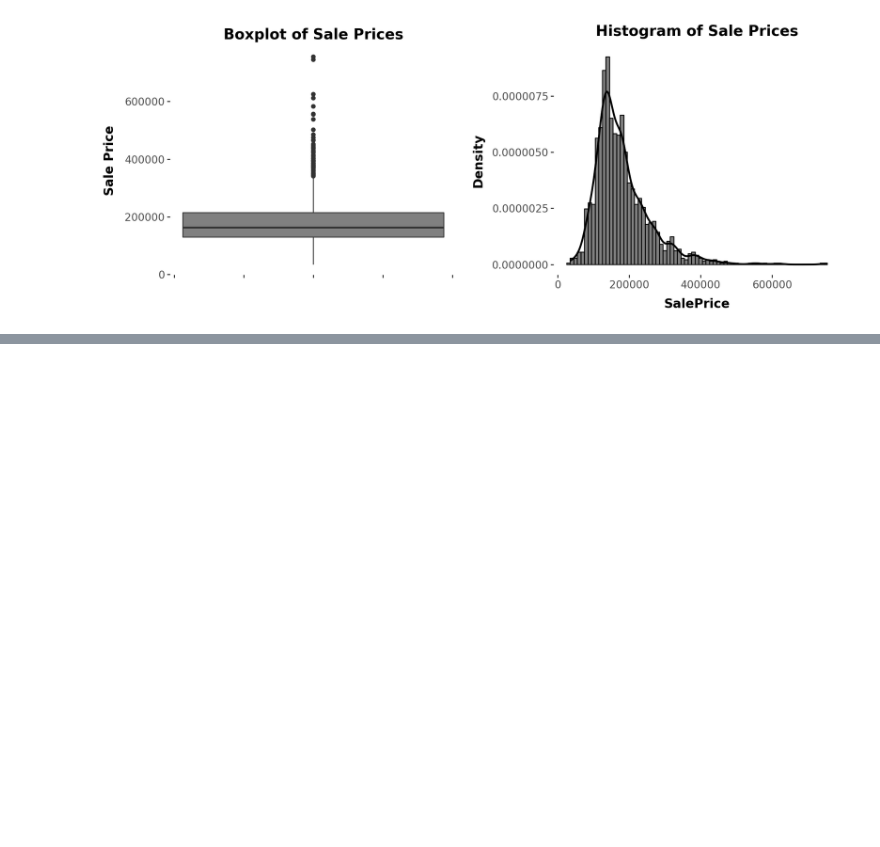
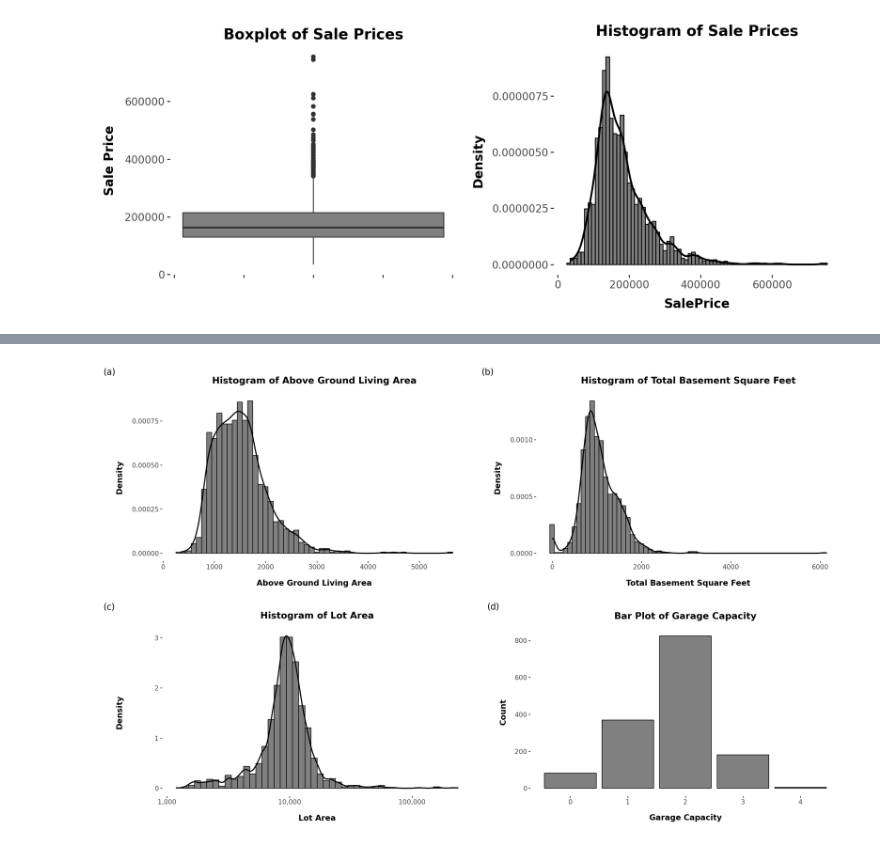
Before and after one commit to tasosrigos-bit/house-prices-advanced-regression-techniques, a Jupyter notebook: Explanatory Data Analysis/univariate_eda.ipynb, the cells around one changed output, grey strips where cells are left out. Saved outputs shown, nothing was run; the diff lists cells and outputs as text; code cells hidden in the pictures; blank space fills up the shorter version.

```diff
--- a/Explanatory Data Analysis/univariate_eda.ipynb
+++ b/Explanatory Data Analysis/univariate_eda.ipynb
@@ -124,0 +144,30 @@ The salePrice of the houses has a mean of approximately 181,000 dollars, a media
+# %%
+from mizani.formatters import comma_format
+
+living_area_hist = ggplot(train_data, aes(x='GrLivArea')) + \
+    geom_histogram(aes(y=after_stat("density")), fill='grey', binwidth=100, color='black') + \
+    geom_density(size = 1) + \
+    report_theme + theme(figure_size=(10, 6)) + \
+    labs(title='Histogram of Above Ground Living Area', x='Above Ground Living Area', y='Density', tag='(a)')
+
+basement_hist = ggplot(train_data, aes(x='TotalBsmtSF')) + \
+    geom_histogram(aes(y=after_stat("density")), fill='grey', color='black', binwidth=100) + \
+    geom_density(size = 1) + \
+    report_theme + theme(figure_size=(10, 6)) + \
+    labs(title='Histogram of Total Basement Square Feet', x='Total Basement Square Feet', y='Density' , tag='(b)')
+
+lotarea_hist = ggplot(train_data, aes(x='LotArea')) + \
+    geom_histogram(aes(y=after_stat("density")), fill='grey', color='black', binwidth=0.05) + \
+    geom_density(size = 1) + \
+    scale_x_log10(labels=comma_format()) + \
+    report_theme + theme(figure_size=(10, 6)) + \
+    labs(title='Histogram of Lot Area', x='Lot Area', y='Density', tag='(c)')
+
+garage_barplot = ggplot(train_data, aes(x='GarageCars')) + \
+    geom_bar(fill='grey', color='black') + \
+    report_theme + theme(figure_size=(10, 6)) + \
+    labs(title='Bar Plot of Garage Capacity', x='Garage Capacity', y='Count', tag='(d)')
+
+(living_area_hist | basement_hist) / (lotarea_hist | garage_barplot) + theme(figure_size=(16, 10))
+# %% [output]
+[figure, added]
```
Also changed, not shown: parts of 19 cells of this notebook, 2 other files.
